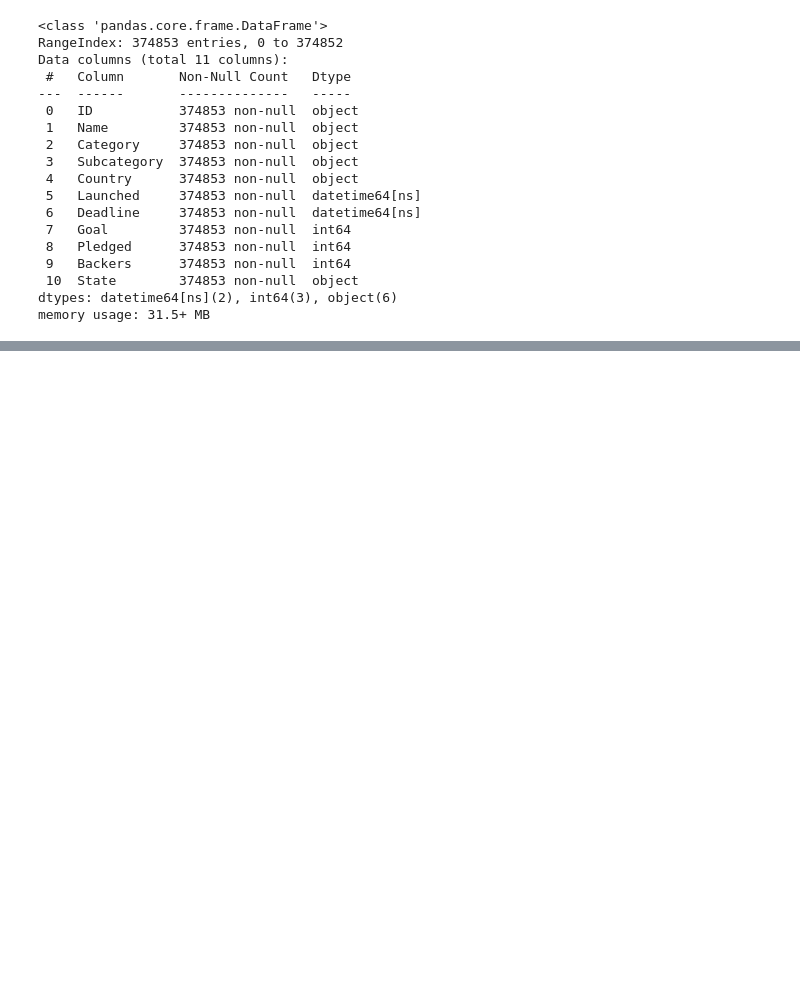
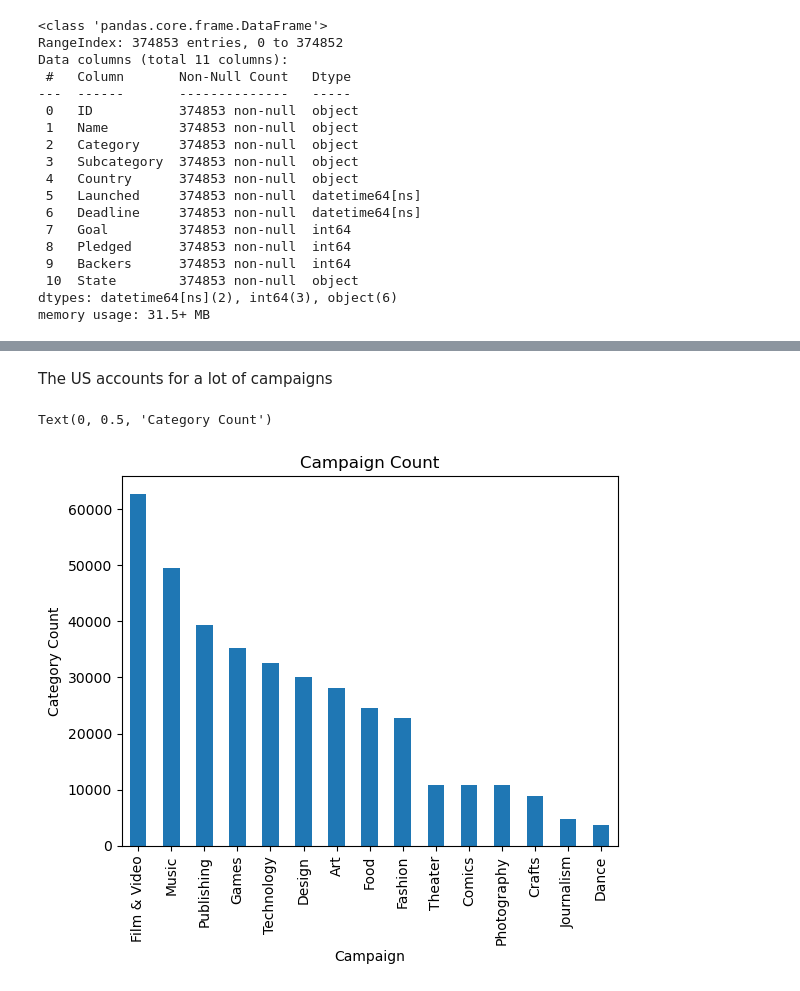
Before and after one commit to SBangarh/Kickstarter_analysis, a Jupyter notebook: eda.ipynb, the cells around one changed output, grey strips where cells are left out. Saved outputs shown, nothing was run; the diff lists cells and outputs as text; code cells hidden in the pictures; blank space fills up the shorter version.

```diff
--- a/eda.ipynb
+++ b/eda.ipynb
@@ -138,0 +296,13 @@ Data exploration/summarization
+# %% [markdown]
+The US accounts for a lot of campaigns
+# %%
+#count campaigns by categroy
+
+campaigns = data_copy['Category'].value_counts()
+campaigns_graph = campaigns.plot.bar()
+campaigns_graph.set_title('Campaign Count')
+campaigns_graph.set_xlabel('Campaign')
+campaigns_graph.set_ylabel('Category Count')
+# %% [output]
+Text(0, 0.5, 'Category Count')
+[figure, added]
```
Also changed, not shown: parts of 27 cells of this notebook, 1 other file.
